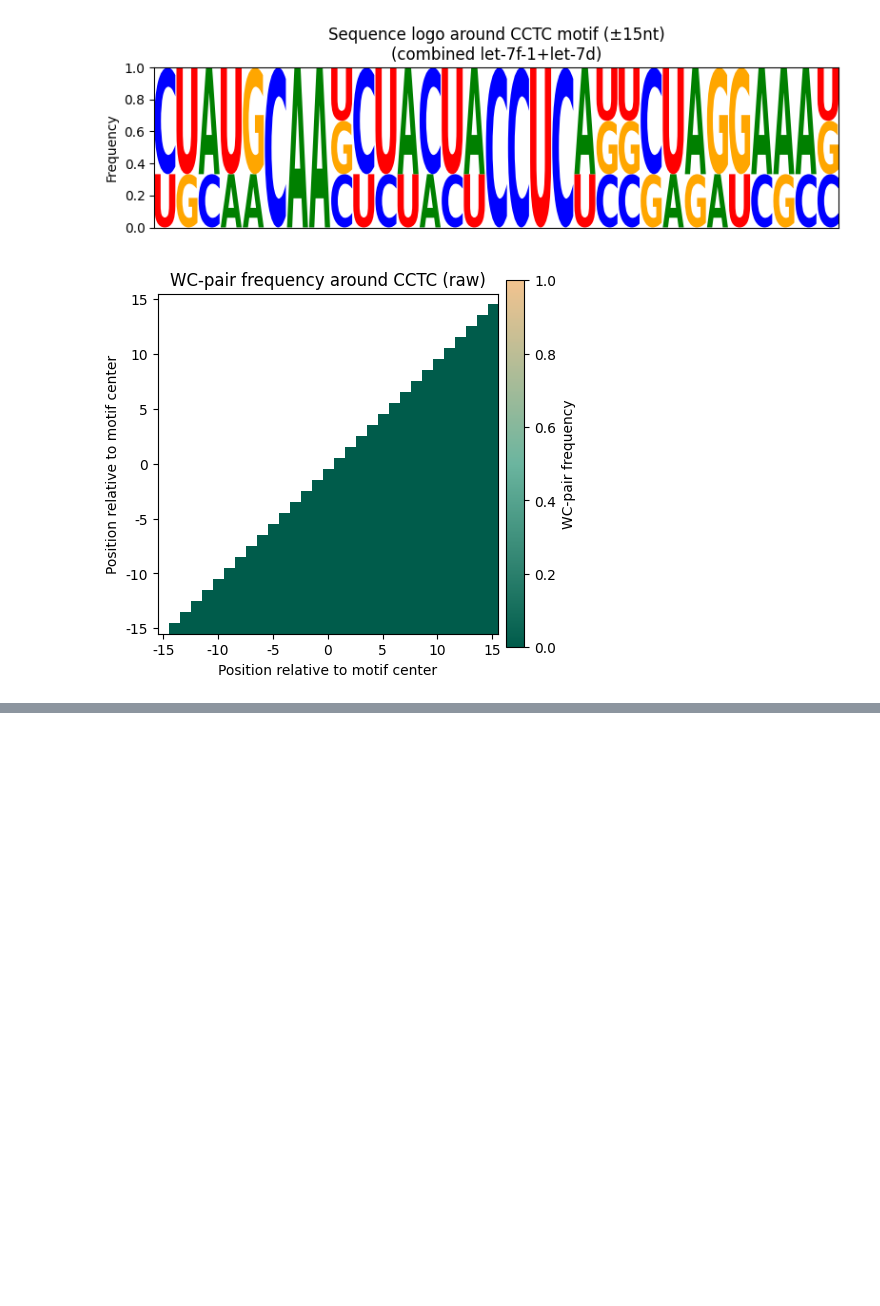
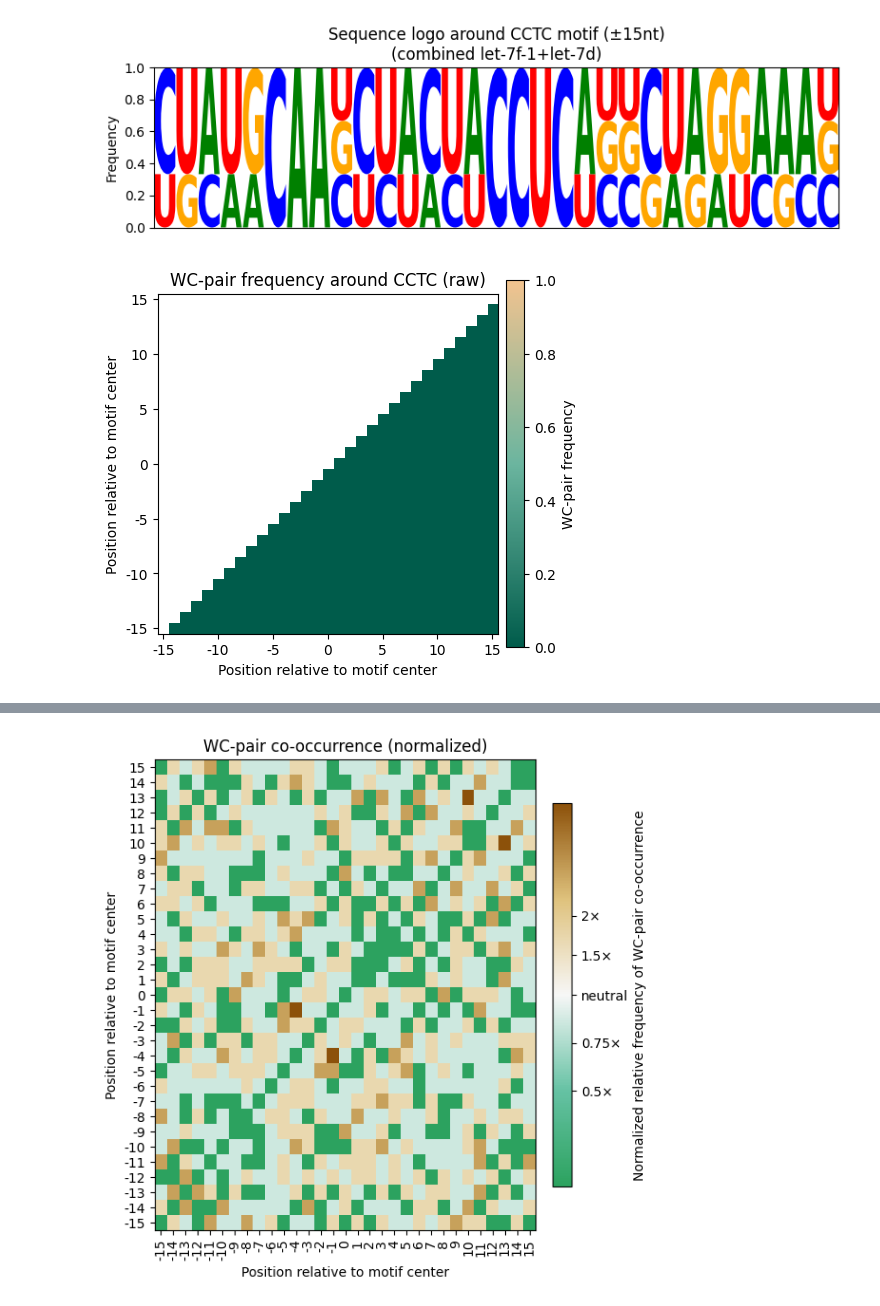
Before and after one commit to Hyeonnji/hyeonji-practice2, a Jupyter notebook: CoLab_TermProj_2025_3.ipynb, the cells around one changed output, grey strips where cells are left out. Cells and saved outputs as stored; diff of their text form; code cells hidden in the pictures; blank space fills up the shorter version.

```diff
--- a/CoLab_TermProj_2025_3.ipynb
+++ b/CoLab_TermProj_2025_3.ipynb
@@ -1884,0 +2101,86 @@ plt.show()
+# %%
+import numpy as np
+from Bio import SeqIO
+import matplotlib.pyplot as plt
+from matplotlib.colors import LinearSegmentedColormap, TwoSlopeNorm
+
+# ── 2) FASTA 윈도우 로딩 ────────────────────────────────────────────────
+fasta_path = "let7g_entropy_peaks_windows.fa"     # 여기를 실제 파일명으로 바꿔 주세요
+records     = list(SeqIO.parse(fasta_path, "fasta"))
+num_windows = len(records)
+print(f"▶ Loaded {num_windows} windows, each length = {len(records[0].seq)} nt")
+
+# ── 3) Watson–Crick pair 카운팅 함수 ────────────────────────────────────
+def is_wc_pair(a, b):
+    pair = (a, b)
+    return pair in {('A','U'), ('U','A'), ('C','G'), ('G','C')}
+
+window_len = len(records[0].seq)
+wc_matrix_all = np.zeros((window_len, window_len), dtype=int)
+
+# 각 윈도우 순회
+for rec in records:
+    seq = str(rec.seq).upper().replace('T','U')
+    for i in range(window_len):
+        for j in range(window_len):
+            if is_wc_pair(seq[i], seq[j]):
+                wc_matrix_all[i, j] += 1
+
+print("▶ wc_matrix_all 생성 완료 — shape:", wc_matrix_all.shape)
+
+# ── 4) 정규화 매트릭스 계산 ─────────────────────────────────────────────
+freq_matrix = wc_matrix_all / num_windows        # raw frequency
+expected    = freq_matrix.mean()                 # 전체 평균
+rel_matrix  = freq_matrix / expected             # 정규화된 매트릭스
+print(f"▶ rel_matrix ready — mean normalized = {rel_matrix.mean():.2f}")
+
+# ── 5) Fig2E 스타일: 삼각형 heatmap ───────────────────────────────────
+# 5-1) i<j 마스크
+mask = np.ones_like(rel_matrix, dtype=bool)
+tri_i, tri_j = np.triu_indices_from(mask, k=1)
+mask[:] = False
+mask[tri_i, tri_j] = True
+
+# 5-2) 컬러맵 & 노름
+cmap = LinearSegmentedColormap.from_list(
+    "mint_brown",
+    [
+        (0.00, "#2ca25f"),  # mint
+        (0.25, "#66c2a4"),
+        (0.50, "#f7f7f7"),  # neutral
+        (0.75, "#dfc27d"),
+        (1.00, "#8c510a"),  # brown
+    ]
+)
+norm = TwoSlopeNorm(vmin=rel_matrix.min(), vcenter=1.0, vmax=rel_matrix.max())
+
+# 5-3) 플롯
+fig, ax = plt.subplots(figsize=(6,6))
+xx, yy = np.meshgrid(np.arange(window_len+1), np.arange(window_len+1))
+
+pc = ax.pcolormesh(xx, yy, rel_matrix, cmap=cmap, norm=norm)
+# 투명 마스크
+transparent = LinearSegmentedColormap.from_list("mask", [(1,1,1,0),(1,1,1,0)])
+ax.pcolormesh(xx, yy, mask, cmap=transparent)
+
+# 5-4) 축 & 라벨
+pos = np.arange(window_len) - (window_len//2)
+ax.set_xticks(np.arange(window_len)+0.5)
+ax.set_yticks(np.arange(window_len)+0.5)
+ax.set_xticklabels(pos, rotation=90)
+ax.set_yticklabels(pos)
+ax.set_xlim(0, window_len)
+ax.set_ylim(0, window_len)
+ax.set_xlabel("Position relative to motif center")
+ax.set_ylabel("Position relative to motif center")
+ax.set_title("WC-pair co-occurrence (normalized)")
+
+# 5-5) Colorbar
+cbar = fig.colorbar(pc, ax=ax, fraction=0.046, pad=0.04)
+cbar.set_ticks([0.5, 0.75, 1.0, 1.5, 2.0])
+cbar.set_ticklabels(["0.5×","0.75×","neutral","1.5×","2×"])
+cbar.set_label("Normalized relative frequency of WC-pair co-occurrence")
+
+plt.tight_layout()
+plt.show()
+# %% [output]
@@ -1884,0 +2190 @@ plt.show()
+[figure, added]
```
Also changed, not shown: parts of 7 cells of this notebook.
